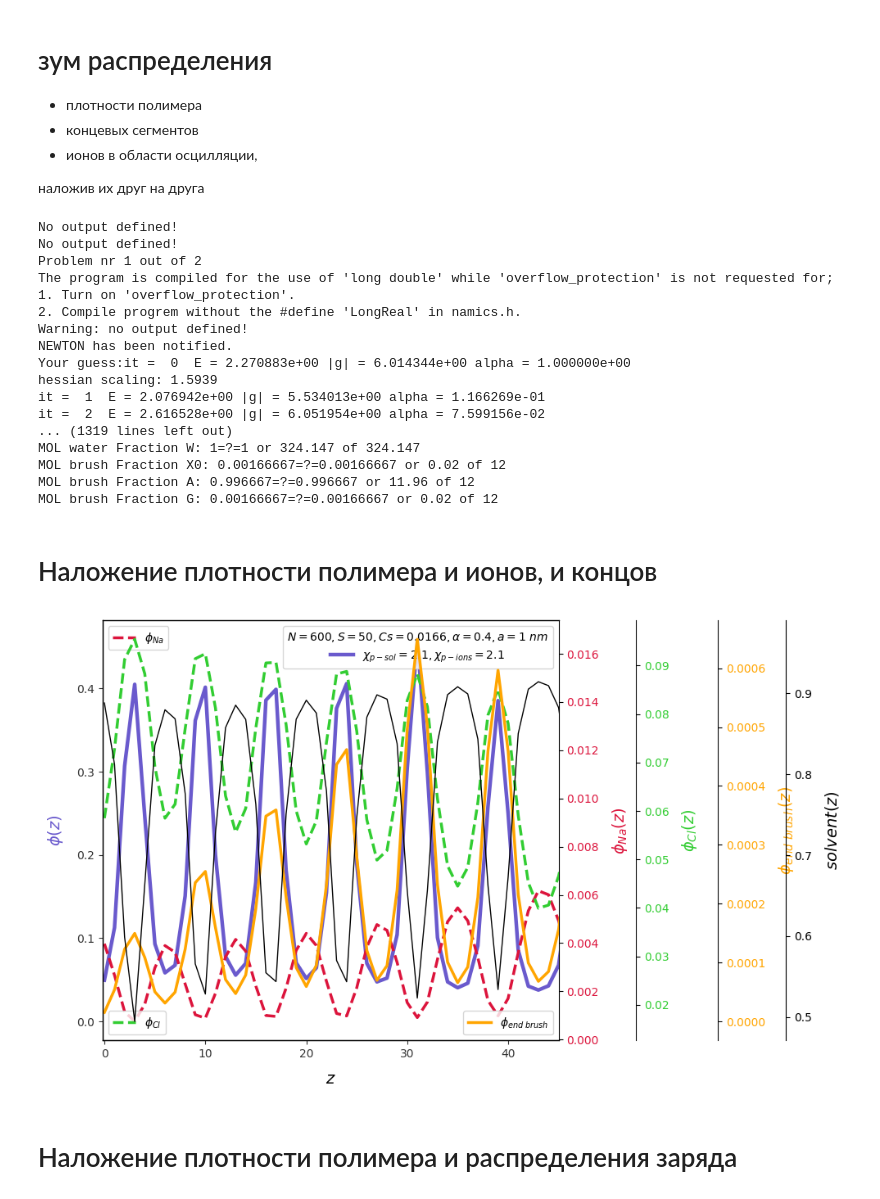
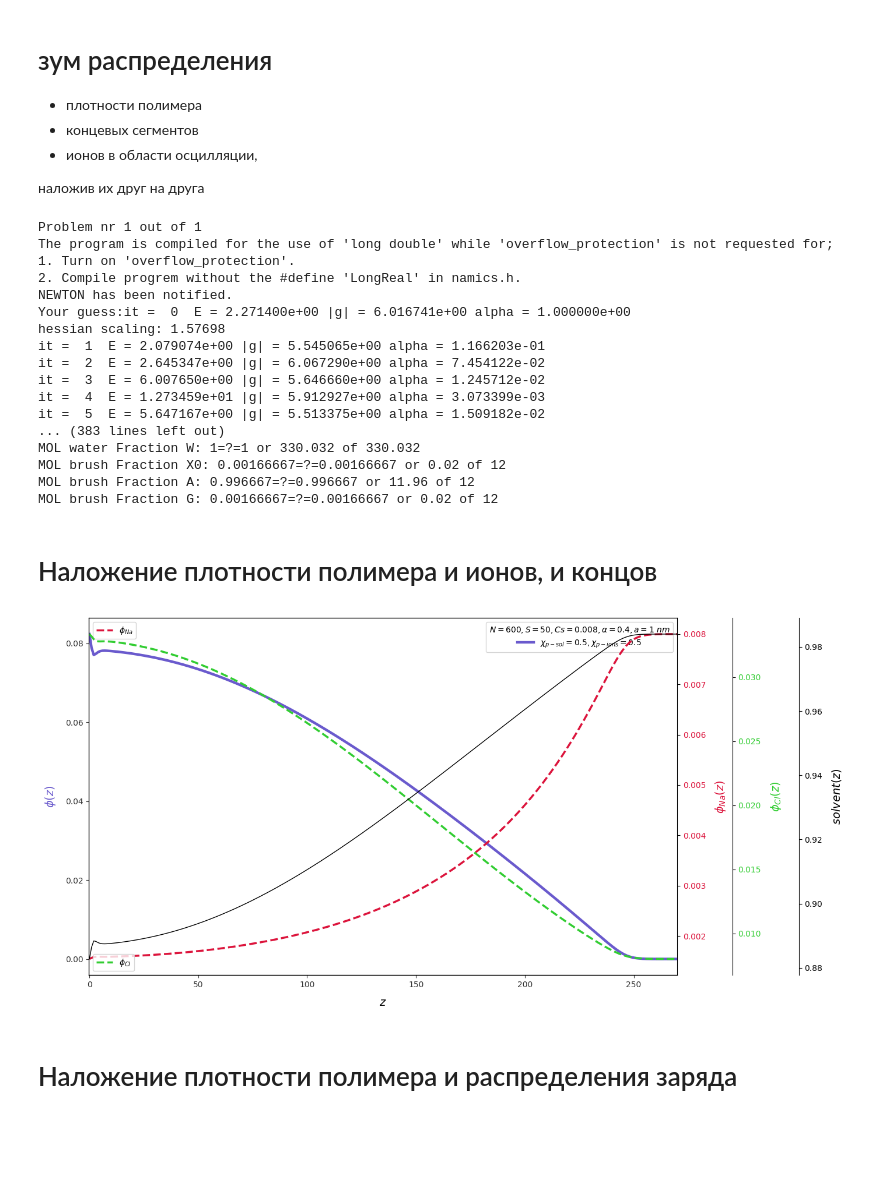
Before and after one commit to salatovaoaoaoa/PB_SCF, a Jupyter notebook: 05_solvent_chi_flat/Figures/Figure_3.ipynb, the cells around one changed output. Saved outputs shown, nothing was run; the diff lists cells and outputs as text; code cells hidden in the pictures; blank space fills up the shorter version.

```diff
--- a/05_solvent_chi_flat/Figures/Figure_3.ipynb
+++ b/05_solvent_chi_flat/Figures/Figure_3.ipynb
@@ -29,7 +29,7 @@ S_namics = 50
 
 alpha = 0.4
 
-Cs = 0.0166
+Cs = 0.008
 
 chi = 2.1
 
@@ -59,20 +59,20 @@ file_name_pro = create_in(
     )
 psi, q, phi_brush, phi_end_brush, phi_Na, phi_Cl, phi_W = out_reader(alpha = alpha,file_names=file_name_pro)
 # %% [output]
-No output defined!
-No output defined!
-Problem nr 1 out of 2
+Problem nr 1 out of 1
 The program is compiled for the use of 'long double' while 'overflow_protection' is not requested for;
 1. Turn on 'overflow_protection'.
 2. Compile progrem without the #define 'LongReal' in namics.h.
-Warning: no output defined!
 NEWTON has been notified.
-Your guess:it =  0  E = 2.270883e+00 |g| = 6.014344e+00 alpha = 1.000000e+00
-hessian scaling: 1.5939
-it =  1  E = 2.076942e+00 |g| = 5.534013e+00 alpha = 1.166269e-01
-it =  2  E = 2.616528e+00 |g| = 6.051954e+00 alpha = 7.599156e-02
-... (1319 lines left out)
-MOL water Fraction W: 1=?=1 or 324.147 of 324.147
+Your guess:it =  0  E = 2.271400e+00 |g| = 6.016741e+00 alpha = 1.000000e+00
+hessian scaling: 1.57698
+it =  1  E = 2.079074e+00 |g| = 5.545065e+00 alpha = 1.166203e-01
+it =  2  E = 2.645347e+00 |g| = 6.067290e+00 alpha = 7.454122e-02
+it =  3  E = 6.007650e+00 |g| = 5.646660e+00 alpha = 1.245712e-02
+it =  4  E = 1.273459e+01 |g| = 5.912927e+00 alpha = 3.073399e-03
+it =  5  E = 5.647167e+00 |g| = 5.513375e+00 alpha = 1.509182e-02
+... (383 lines left out)
+MOL water Fraction W: 1=?=1 or 330.032 of 330.032
 MOL brush Fraction X0: 0.00166667=?=0.00166667 or 0.02 of 12
 MOL brush Fraction A: 0.996667=?=0.996667 or 11.96 of 12
 MOL brush Fraction G: 0.00166667=?=0.00166667 or 0.02 of 12
@@ -80,14 +80,14 @@ MOL brush Fraction G: 0.00166667=?=0.00166667 or 0.02 of 12
 # Наложение плотности полимера и ионов, и концов
 # %%
 # Создаем фигуру
-fig, ax1 = plt.subplots(figsize=(10, 6))  # Основная ось
+fig, ax1 = plt.subplots(figsize=(14, 7))  # Основная ось
 
 # Первый график для phi_brush
 ax1.plot(phi_brush, color='slateblue', label=f'$\\chi_{{p-sol}} = {chi}, \\chi_{{p-ions}} = {chi_ions}$', linewidth=3.2, linestyle="-")
 ax1.set_xlabel("$z$", fontsize=14, labelpad=10)
 ax1.set_ylabel("$\\phi(z)$", fontsize=14, labelpad=10, color='slateblue')
 ax1.tick_params(axis='y', labelcolor='slateblue')
-ax1.set_xlim(-0.2, 45)
+ax1.set_xlim(-0.2, 270)
 
 # Убираем верхнюю и правую границы
 ax1.spines["top"].set_visible(False)
@@ -115,43 +115,43 @@ ax3.tick_params(axis='y', labelcolor='limegreen')
 
 # Четвертая ось y для концов
 # Добавляем сдвиг для четвертой оси
-ax4 = ax1.twinx()
-ax4.spines["right"].set_position(("outward", 140))  # Сдвигаем третью ось на 50 пикселей вправо
-ax4.plot(phi_end_brush, color='orange', label='$\\phi_{end \\ brush}$', linewidth=2.5, linestyle="-")
-ax4.set_ylabel("$\\phi_{end \\ brush}(z)$", fontsize=14, labelpad=10, color='orange')
-ax4.tick_params(axis='y', labelcolor='orange')
+# ax4 = ax1.twinx()
+# ax4.spines["right"].set_position(("outward", 140))  # Сдвигаем третью ось на 50 пикселей вправо
+# ax4.plot(phi_end_brush, color='orange', label='$\\phi_{end \\ brush}$', linewidth=2.5, linestyle="-")
+# ax4.set_ylabel("$\\phi_{end \\ brush}(z)$", fontsize=14, labelpad=10, color='orange')
+# ax4.tick_params(axis='y', labelcolor='orange')
 
 # Пятая ось y для растворителя
 # Добавляем сдвиг для пятой оси
 ax5 = ax1.twinx()
-ax5.spines["right"].set_position(("outward", 200))  # Сдвигаем третью ось на 50 пикселей вправо
+ax5.spines["right"].set_position(("outward", 150))  # Сдвигаем третью ось на 50 пикселей вправо
 ax5.plot(phi_W, color='black', label='$solvent$', linewidth=1, linestyle="-")
 ax5.set_ylabel("$solvent(z)$", fontsize=14, labelpad=10, color='black')
 ax5.tick_params(axis='y', labelcolor='black')
 
 
 
 # Легенда для первого графика
 ax1.legend(fontsize=10, title=f'$N = {N}, S = {S_namics}, Cs = {Cs}, \\alpha = {alpha}, a = 1 \\ nm$',
            title_fontsize=10, loc="upper right")
 
 # Легенда для второго графика
 ax2.legend(fontsize=10, loc="upper left")
 
 # Легенда для третьего графика
 ax3.legend(fontsize=10, loc="lower left")
 
-# Легенда для четвертого графика
-ax4.legend(fontsize=10, loc="lower right")
+# # Легенда для четвертого графика
+# ax4.legend(fontsize=10, loc="lower right")
 
 
 # Убираем лишние отступы
 plt.tight_layout()
 
 # Отображаем график
 plt.show()
 # %% [output]
-[figure, old version]
+[figure, new version]
 # %% [markdown]
 # Наложение плотности полимера и распределения заряда
 # %%
```
Also changed, not shown: parts of 1 cell of this notebook, 9 other files.
